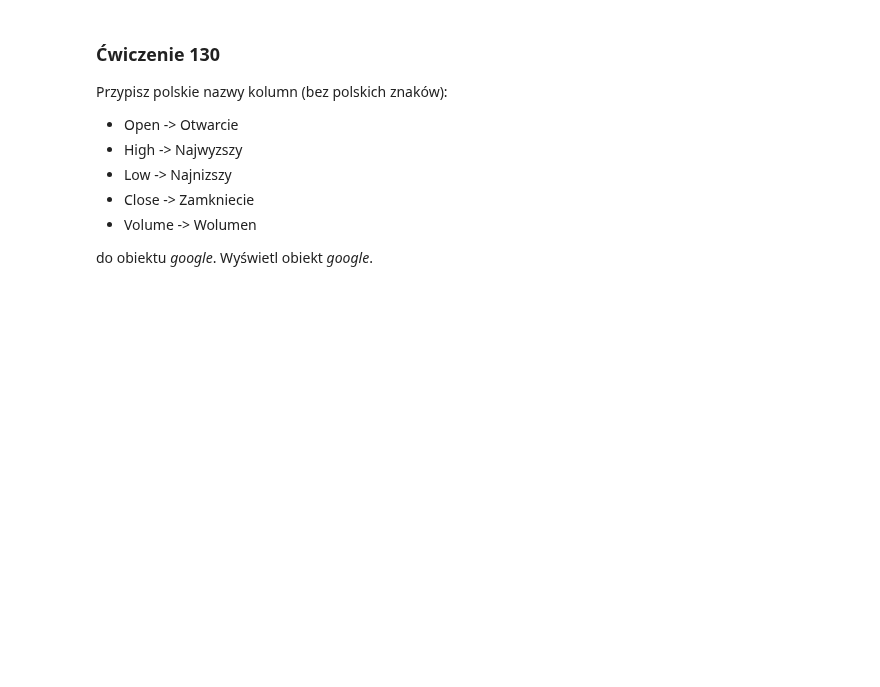
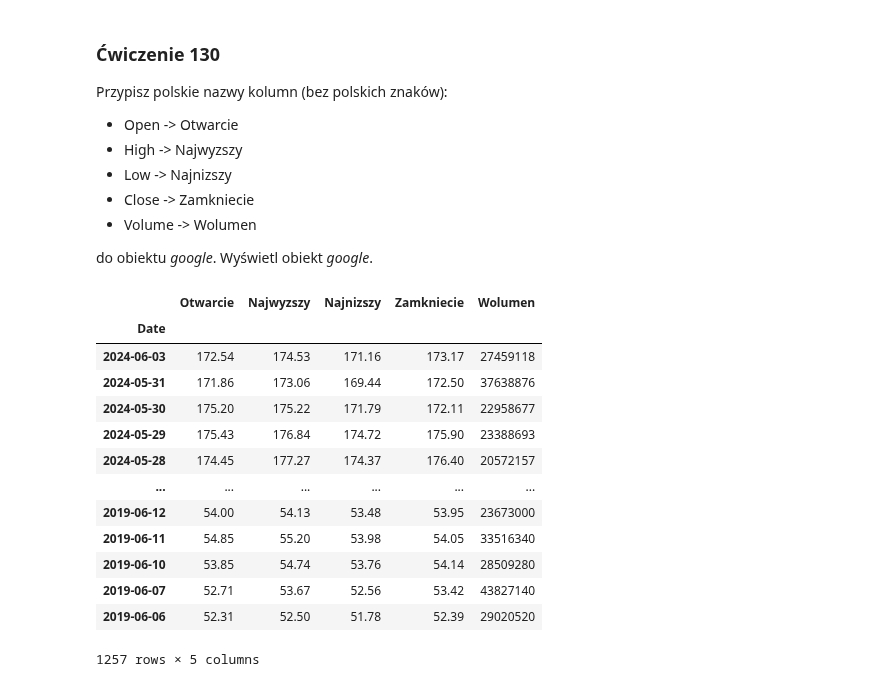
Before and after one commit to Krisss993/pandas, a Jupyter notebook: 121_130_exercises.ipynb, the cells around one changed output. Drawn from its saved outputs; the diff is of its cells as text; code cells hidden in the pictures; blank space fills up the shorter version.

```diff
--- a/121_130_exercises.ipynb
+++ b/121_130_exercises.ipynb
@@ -249,3 +308,5 @@ Usuń na stałe kolumny _Year_ i _Month_ z obiektu _google_. Wyświetl obiekt _g
+# %%
+google.drop(columns=['Month','Year'], inplace=True)
 # %% [markdown]
 ### <a name='10'></a> Ćwiczenie 130
 Przypisz polskie nazwy kolumn (bez polskich znaków):
@@ -260,0 +320,24 @@ do obiektu _google_. Wyświetl obiekt _google_.
+# %%
+google.rename(columns={
+    'Open':'Otwarcie',
+    'High':'Najwyzszy',
+    'Low':'Najnizszy',
+    'Volume':'Wolumen',
+    'Close':'Zamkniecie'
+    }, inplace=True)
+google
+# %% [output]
+|  | Otwarcie | Najwyzszy | Najnizszy | Zamkniecie | Wolumen |
+| Date |  |  |  |  |  |
+| 2024-06-03 | 172.54 | 174.53 | 171.16 | 173.17 | 27459118 |
+| 2024-05-31 | 171.86 | 173.06 | 169.44 | 172.50 | 37638876 |
+| 2024-05-30 | 175.20 | 175.22 | 171.79 | 172.11 | 22958677 |
+| 2024-05-29 | 175.43 | 176.84 | 174.72 | 175.90 | 23388693 |
+| 2024-05-28 | 174.45 | 177.27 | 174.37 | 176.40 | 20572157 |
+| ... | ... | ... | ... | ... | ... |
+| 2019-06-12 | 54.00 | 54.13 | 53.48 | 53.95 | 23673000 |
+| 2019-06-11 | 54.85 | 55.20 | 53.98 | 54.05 | 33516340 |
+| 2019-06-10 | 53.85 | 54.74 | 53.76 | 54.14 | 28509280 |
+| 2019-06-07 | 52.71 | 53.67 | 52.56 | 53.42 | 43827140 |
+| 2019-06-06 | 52.31 | 52.50 | 51.78 | 52.39 | 29020520 |
+1257 rows × 5 columns
```
Also changed, not shown: parts of 13 cells of this notebook.
